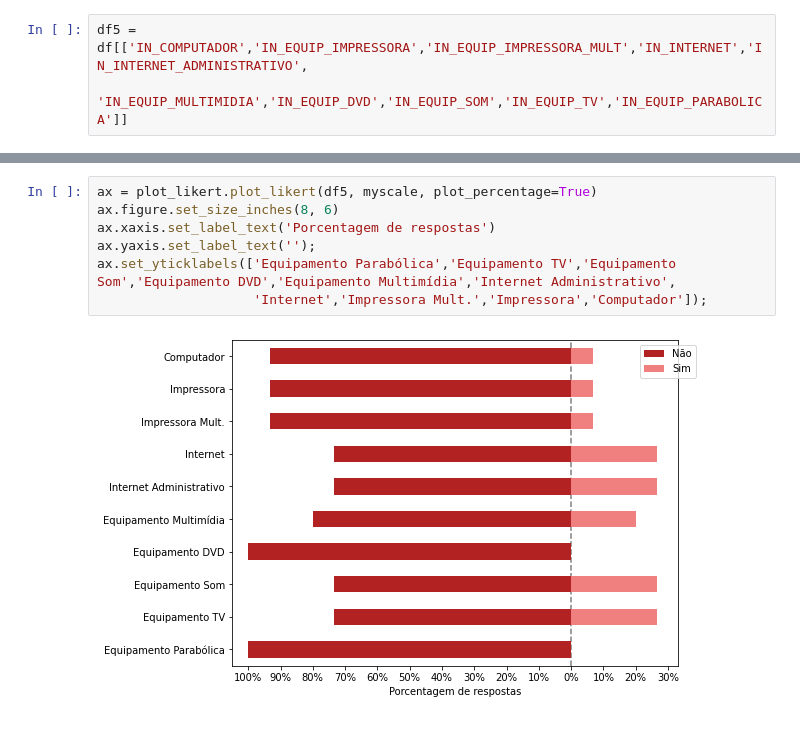
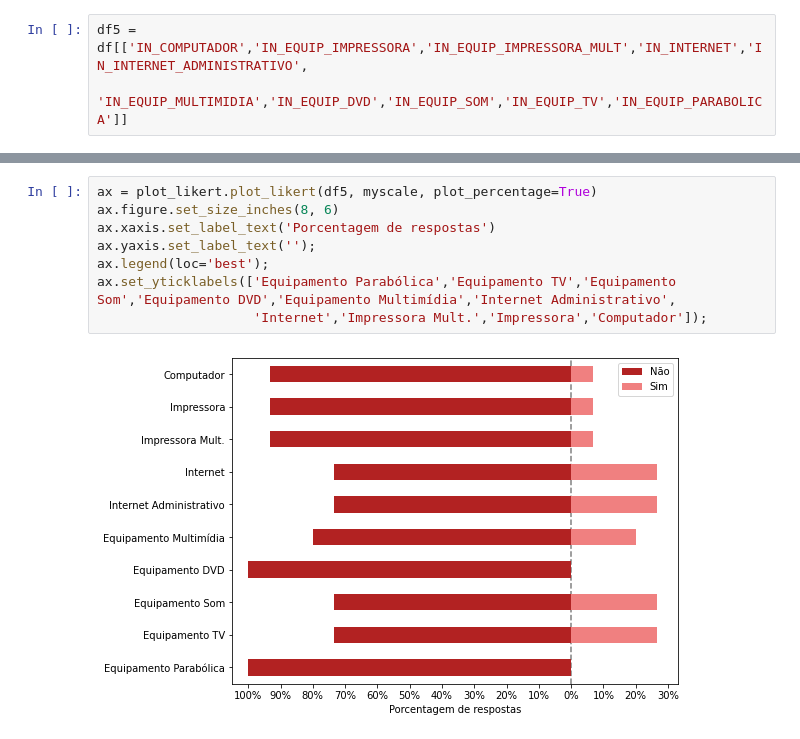
Before and after one commit to JulioHenri/Infraestrutura-escola, a Jupyter notebook: escolas_revisado.ipynb, the cells around one changed output, grey strips where cells are left out. Saved outputs shown, nothing was run; the diff lists cells and outputs as text.

```diff
--- a/escolas_revisado.ipynb
+++ b/escolas_revisado.ipynb
@@ -227,9 +234,10 @@ df5
 # %%
 ax = plot_likert.plot_likert(df5, myscale, plot_percentage=True)
 ax.figure.set_size_inches(8, 6)
 ax.xaxis.set_label_text('Porcentagem de respostas')
 ax.yaxis.set_label_text('');
+ax.legend(loc='best');
 ax.set_yticklabels(['Equipamento Parabólica','Equipamento TV','Equipamento Som','Equipamento DVD','Equipamento Multimídia','Internet Administrativo',
                     'Internet','Impressora Mult.','Impressora','Computador']);
 # %% [output]
-[figure, old version]
+[figure, new version]
```
Also changed, not shown: parts of 5 cells of this notebook.
